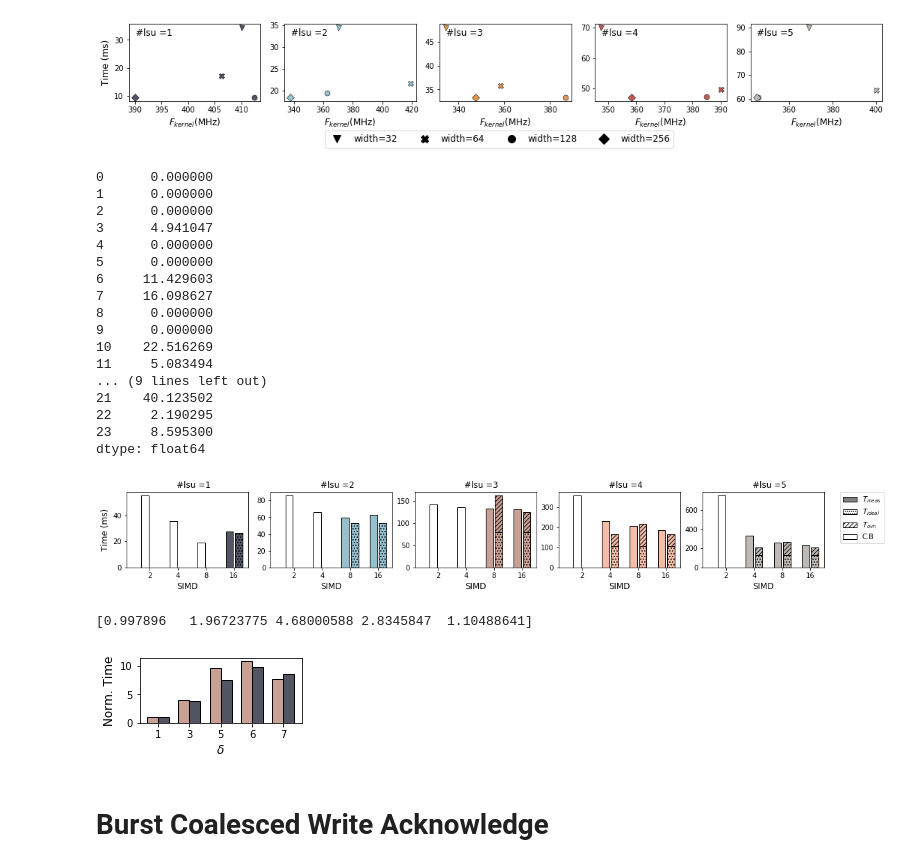
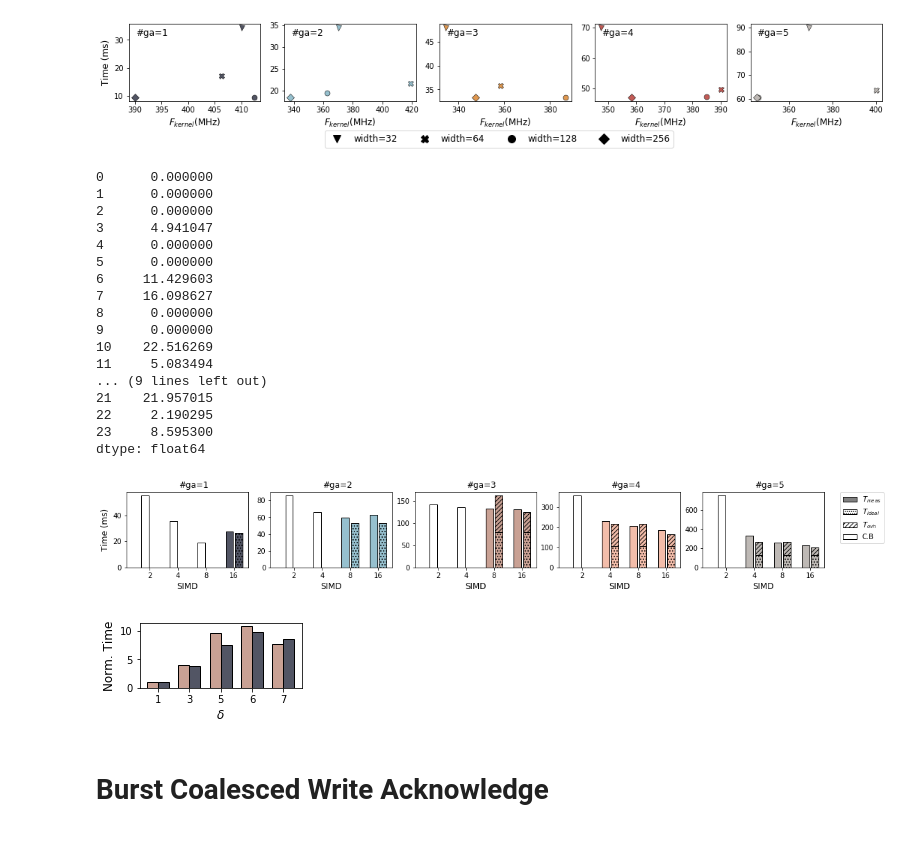
Before and after one commit to angelicadavila/FPGA_MEMORY_HLS, a Jupyter notebook: Notebook/FCCM2020_MEM_MODELING.ipynb, the cells around one changed output. Drawn from its saved outputs; the diff is of its cells as text; code cells hidden in the pictures.

```diff
--- a/Notebook/FCCM2020_MEM_MODELING.ipynb
+++ b/Notebook/FCCM2020_MEM_MODELING.ipynb
@@ -124,7 +123,7 @@ factor_c=mc1.loc[:, "Time (ms)"]/mc1.loc[:, "Frequency (MHz)"]
 group = ("Measured LD/ST=1", "Measured LD/ST=2", "Measured LD/ST=2", "Measured LD/ST=3", "Measured LD/ST=4")
 group2 = ("Estimated LD/ST=1", "Estimated LD/ST=2", "Estimated LD/ST=2", "Estimated LD/ST=3", "Estimated LD/ST=4")
 group = ("LSU=1", "LSU=2", "LSU=3", "LSU=4", "LSU=5")
-group = ['#lsu =1', "#lsu =2", "#lsu =3", "#lsu =4", "#lsu =5"]
+group = ("#ga=1", "#ga=2", "#ga=3", "#ga=4", "#ga=5")
 title = ("", "LD/ST=2", "LD/ST=2", "LD/ST=3", "LD/ST=4")
 
 
@@ -137,7 +136,7 @@ LATENCY=mc1.get("Latency")
 BW=14928e6
 # Fmem=2666e6
 Fmem=1866e6
-dq=64
+dqbl=64
 K_width=64
 burst_n=5
 
@@ -146,9 +145,9 @@ TRP =13.5e-9
 
 WI=32768000
 ls_bytes=4
+delta=1
 
-factor=1#((max_burst/((mc1.get("LOAD/STORE"))**2)))
-burst_size=2**(burst_n)*dq
+burst_size=2**(burst_n)*dqbl
 
 Cco=np.ones(len(WD))
 Cycles=Cco
@@ -160,9 +159,9 @@ for i in range (0,len(WD)):
      if (LSU[i]<3):
         T_ovh[i]=0
 
-     T_exe[i]=T_ideal[i]+T_ovh[i]
+     T_exe[i]=T_ideal[i]+T_ovh[i]*delta
 
-max_burst= WD/8 *LSU /64
+max_burst= WD/8 *LSU /dqbl
 #filter to graph only the memory bound part
 bin=(max_burst>=1)
 bin= np.multiply(bin,1)
@@ -324,7 +323,7 @@ r=1
 c=5
 fig1, ax1 = plt.subplots(r,c, figsize=(18,1.9))
 # i=0
-group = ['#lsu =1', "#lsu =2", "#lsu =3", "#lsu =4", "#lsu =5"]
+group = ("#ga=1", "#ga=2", "#ga=3", "#ga=4", "#ga=5")
 groupW = ["width=32", "width=64", "width=128", "width=256"]
 
 
@@ -405,12 +404,11 @@ bl=8
 
 max_th=64 #from Ip
 max_burst=2**(burst_n) * dq * bl
-lim_th=max_th*(WD/8)/(delta)
+lim_th=max_th*(WD/8)/(delta+1)
 max_word=np.zeros(len(WD))
 for i in range (0,len(WD)):
     if(lim_th[i]<max_burst):
-        max_word[i]=2048
-        #lim_th[i]
+        max_word[i]=lim_th[i]
     else:
         max_word[i]=WD[i]
 
@@ -430,7 +428,7 @@ for i in range (0,len(WD)):
      T_exe[i]=(T_ideal[i]+T_ovh[i]) *(delta)
 
 ## IF the memory occupancy is low the number of cycles depends of kernel frequency
-max_burst= WD/8 *LSU /(64  * delta)
+max_burst= WD/8 *LSU /(dq*bl  * delta)
 bin=(max_burst>1)
 bin= np.multiply(bin,1)
 # bin= np.add(bin,1)
@@ -454,7 +452,7 @@ print (error*bin)
 10    22.516269
 11     5.083494
 ... (9 lines left out)
-21    40.123502
+21    21.957015
 22     2.190295
 23     8.595300
 dtype: float64
@@ -463,6 +461,7 @@ import matplotlib.patches as mpatches
 r=1
 c=5
 width = ("2", "4", "8", "16")
+group = ("#ga=1", "#ga=2", "#ga=3", "#ga=4", "#ga=5")
 colorcycle = ['#525564','#96c0ce','#c9a194','#f3bdaa','#beb9b5','#dfBA87']
 fig1, ax1 = plt.subplots(r,c, figsize=(18,2))
 # i=0
@@ -497,34 +496,34 @@ for i in range (0,5):
              bot_Tideal,
              alpha=1, color=colorcycle[i],  hatch = '...',edgecolor='black'
             )
     plt.bar ([y_pos[0],y_pos[1],y_pos[2],y_pos[3]],
              top_Tovh,
              bottom=bot_Tideal,
              alpha=1, color=colorcycle[i],  hatch = '////',edgecolor='black'
             )
     plt.xlabel("SIMD",fontsize=fs)
     if (i==0):
         plt.ylabel("Time (ms)",fontsize=fs)
 
     y_pos=range(2,16*2,3)
     y_pos=np.add(y_pos,0.5)
     plt.xticks(y_pos, width)
 
     plt.xlim([0,13])
 a_val=1
 circ1 = mpatches.Patch( facecolor='w',alpha=a_val,hatch=r'////',label=r'$T_{ovh}$',edgecolor='black')
 circ2= mpatches.Patch( facecolor='w',alpha=a_val,hatch='....',label=r'$T_{ideal}$',edgecolor='black')
 circ3 = mpatches.Patch(facecolor='grey',label=r'$T_{meas}$',edgecolor='black')
 #circ3 = mpatches.Patch(facecolor='w',alpha=a_val,hatch='|||',label=r'$T_{meas}$',edgecolor='black')
 circ4 = mpatches.Patch(facecolor='w',alpha=a_val,hatch='',label=r'C.B',edgecolor='black')
 plt.legend(handles = [circ3,circ2,circ1,circ4],loc=2,bbox_to_anchor=(1.1, 1.05))
 
 
 plt.savefig('Mem_model_Nocoalesced_1866_bar_ovh2.pdf', bbox_inches="tight")
 
 error= (np.abs(Est_time-TIME)/TIME)*100
 # %% [output]
-[figure, old version]
+[figure, new version]
 # %%
 # testing the stride access
 # for pair number the access generated are coalesced aligned
@@ -537,6 +536,7 @@ estm=[31.5,124.3, 250.19, 323.93, 283.7]
 estm=np.divide(estm,deltaT_exe[0])
 
 x = [1,2,3,4,5]
+width=0.35
 
 fig1, ax1 = plt.subplots(1,1, figsize=(2.9,1.2))
 
@@ -547,13 +547,7 @@ plt.xlabel(r'$\delta$',fontsize=fs)
 plt.ylabel("Norm. Time",fontsize=fs)
 
 plt.savefig('Mem_model_Nocoalesced_1866_delta.pdf', bbox_inches="tight")
-
-aligned_exe=[33.27,66.54, 67.97, 127.86,233.3]
-delta=[1, 2, 3, 4, 6]
-compare=np.divide(deltaT_exe,aligned_exe)
-print(compare)
 # %% [output]
-[0.997896   1.96723775 4.68000588 2.8345847  1.10488641]
 [figure]
 # %% [markdown]
 # Burst Coalesced Write Acknowledge
```
Also changed, not shown: parts of 5 cells of this notebook.
